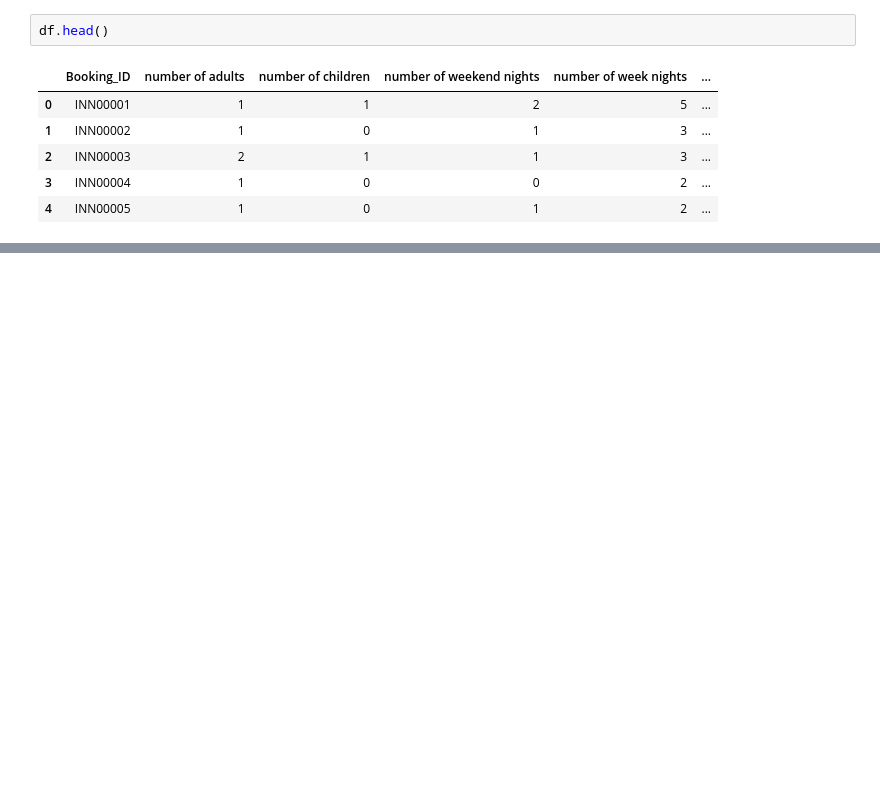
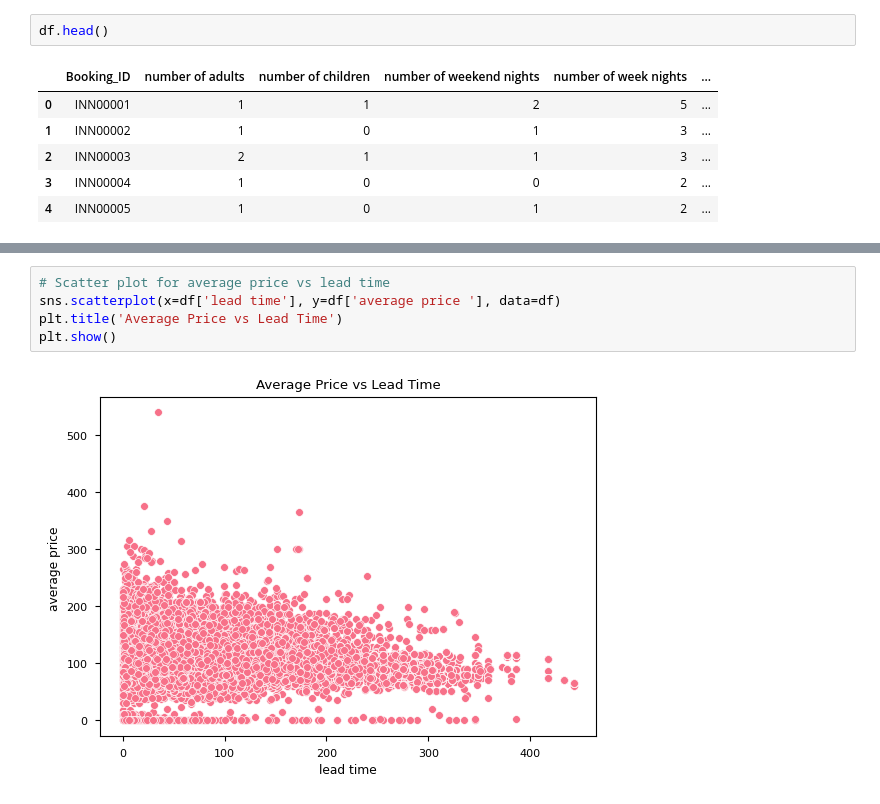
Before and after one commit to mohamed682004/Cellula_Hotel, a Jupyter notebook: Cell Hotel.ipynb, the cells around one changed output, grey strips where cells are left out. Saved outputs shown, nothing was run; the diff lists cells and outputs as text; blank space fills up the shorter version.

```diff
--- a/Cell Hotel.ipynb
+++ b/Cell Hotel.ipynb
@@ -239,0 +290,7 @@ Passing `palette` without assigning `hue` is deprecated and will be removed in v
+# %%
+# Scatter plot for average price vs lead time
+sns.scatterplot(x=df['lead time'], y=df['average price '], data=df)
+plt.title('Average Price vs Lead Time')
+plt.show()
+# %% [output]
+[figure, added]
```
Also changed, not shown: parts of 30 cells of this notebook.
